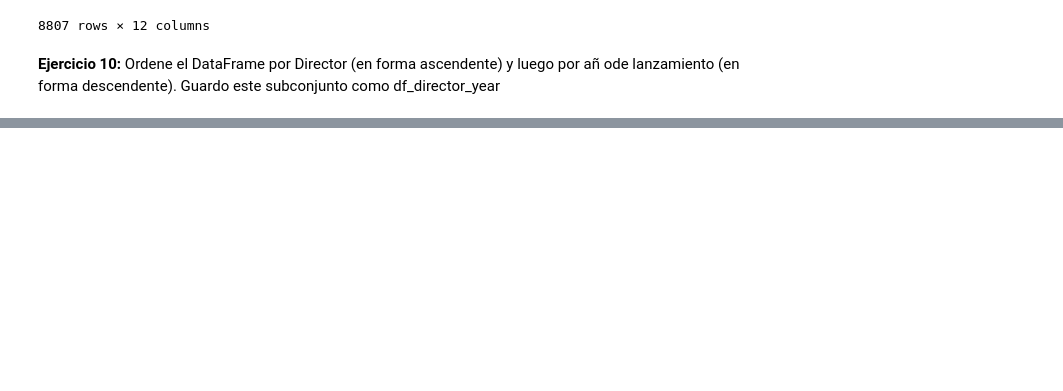
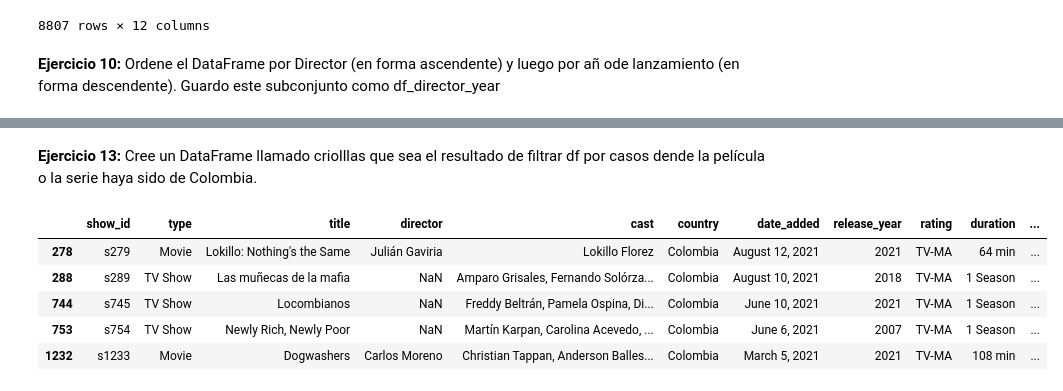
Before and after one commit to eduardocarbo/gh-react, a Jupyter notebook: Untitled2.ipynb, the cells around one changed output, grey strips where cells are left out. Cells and saved outputs as stored; diff of their text form; code cells hidden in the pictures; blank space fills up the shorter version.

```diff
--- a/Untitled2.ipynb
+++ b/Untitled2.ipynb
@@ -198,0 +221,12 @@ df_director_year
+# %% [markdown]
+**Ejercicio 13:** Cree un DataFrame llamado criolllas que sea el resultado de filtrar df por casos dende la película o la serie haya sido de Colombia.
+# %%
+criollas = df[df["country"]=="Colombia"]
+criollas.head(5)
+# %% [output]
+|  | show_id | type | title | director | cast | country | date_added | release_year | rating | duration | ... |
+| 278 | s279 | Movie | Lokillo: Nothing's the Same | Julián Gaviria | Lokillo Florez | Colombia | August 12, 2021 | 2021 | TV-MA | 64 min | ... |
+| 288 | s289 | TV Show | Las muñecas de la mafia | NaN | Amparo Grisales, Fernando Solórza... | Colombia | August 10, 2021 | 2018 | TV-MA | 1 Season | ... |
+| 744 | s745 | TV Show | Locombianos | NaN | Freddy Beltrán, Pamela Ospina, Di... | Colombia | June 10, 2021 | 2021 | TV-MA | 1 Season | ... |
+| 753 | s754 | TV Show | Newly Rich, Newly Poor | NaN | Martín Karpan, Carolina Acevedo, ... | Colombia | June 6, 2021 | 2007 | TV-MA | 1 Season | ... |
+| 1232 | s1233 | Movie | Dogwashers | Carlos Moreno | Christian Tappan, Anderson Balles... | Colombia | March 5, 2021 | 2021 | TV-MA | 108 min | ... |
```
Also changed, not shown: parts of 7 cells of this notebook.
